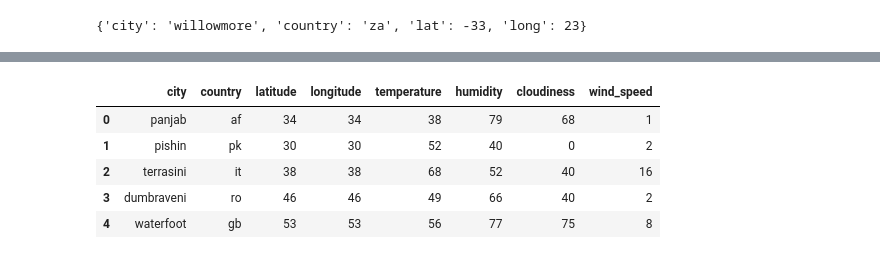
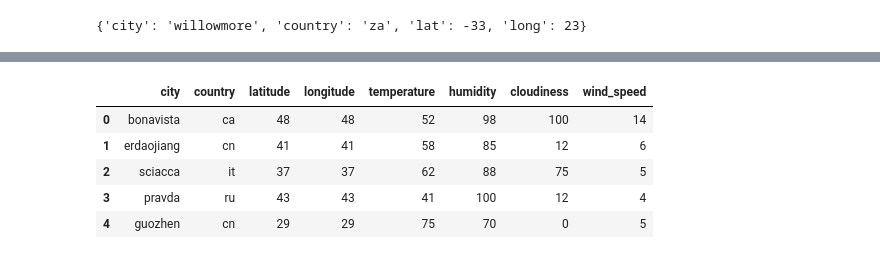
Before and after one commit to ZohaibS/WeatherPy, a Jupyter notebook: WeatherPy.ipynb, the cells around one changed output, grey strips where cells are left out. Drawn from its saved outputs; the diff is of its cells as text; code cells hidden in the pictures.

```diff
--- a/WeatherPy.ipynb
+++ b/WeatherPy.ipynb
@@ -220,11 +219,11 @@ plt.show()
 # %%
 OurCities.to_csv("Figures/Weatherin500Cities.csv", encoding="utf-8", index=False)
-df = pd.read_csv("Weatherin500Cities.csv")
+df = pd.read_csv("Figures/Weatherin500Cities.csv")
 df.head()
 # %% [output]
 |  | city | country | latitude | longitude | temperature | humidity | cloudiness | wind_speed |
-| 0 | panjab | af | 34 | 34 | 38 | 79 | 68 | 1 |
-| 1 | pishin | pk | 30 | 30 | 52 | 40 | 0 | 2 |
-| 2 | terrasini | it | 38 | 38 | 68 | 52 | 40 | 16 |
-| 3 | dumbraveni | ro | 46 | 46 | 49 | 66 | 40 | 2 |
-| 4 | waterfoot | gb | 53 | 53 | 56 | 77 | 75 | 8 |
+| 0 | bonavista | ca | 48 | 48 | 52 | 98 | 100 | 14 |
+| 1 | erdaojiang | cn | 41 | 41 | 58 | 85 | 12 | 6 |
+| 2 | sciacca | it | 37 | 37 | 62 | 88 | 75 | 5 |
+| 3 | pravda | ru | 43 | 43 | 41 | 100 | 12 | 4 |
+| 4 | guozhen | cn | 29 | 29 | 75 | 70 | 0 | 5 |
```
Also changed, not shown: parts of 7 cells of this notebook.
